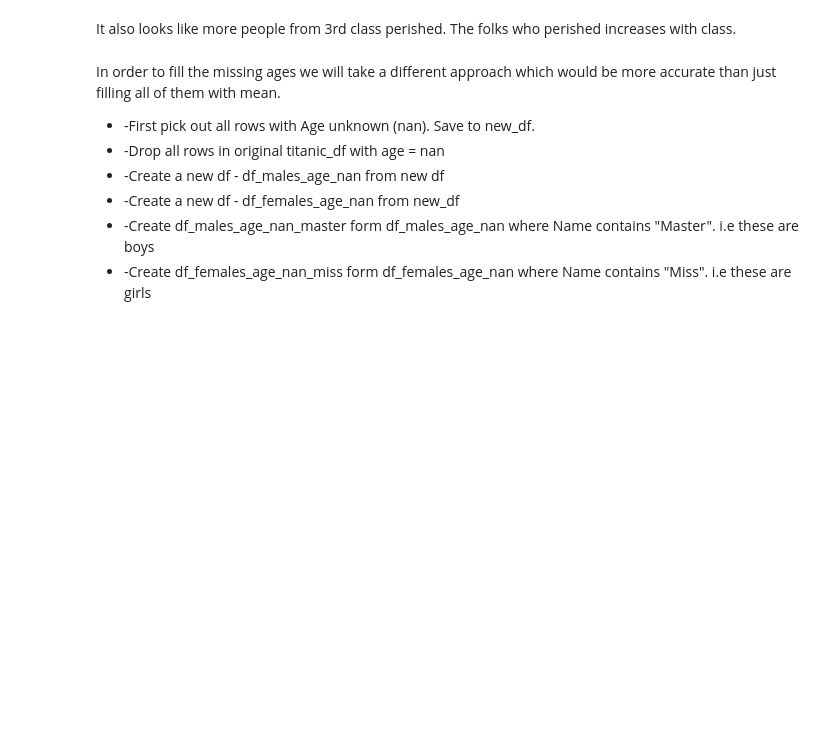
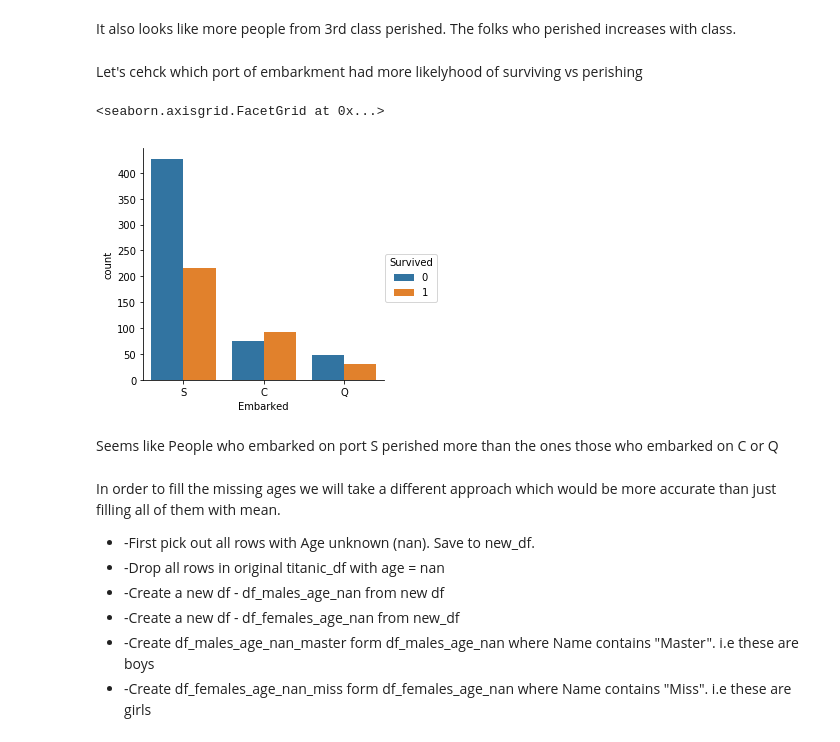
Before and after one commit to skhimsara/Titanic_Survivor_Kaggle_Challenge, a Jupyter notebook: Titanic_Survivor_Prediction_Challenge.ipynb, the cells around one changed output. Cells and saved outputs as stored; diff of their text form; code cells hidden in the pictures; blank space fills up the shorter version.

```diff
--- a/Titanic_Survivor_Prediction_Challenge.ipynb
+++ b/Titanic_Survivor_Prediction_Challenge.ipynb
@@ -94,6 +94,15 @@ sns.factorplot('Survived',data=titanic_df,kind='count',hue='Pclass')
 [figure]
 # %% [markdown]
 It also looks like more people from 3rd class perished. The folks who perished increases with class.
+# %% [markdown]
+Let's cehck which port of embarkment had more likelyhood of surviving vs perishing
+# %%
+sns.factorplot("Embarked", data=titanic_df, kind='count',hue="Survived")
+# %% [output]
+<seaborn.axisgrid.FacetGrid at 0x...>
+[figure, added]
+# %% [markdown]
+Seems like People who embarked on port S perished more than the ones those who embarked on C or Q
 # %% [markdown]
 In order to fill the missing ages we will take a different approach which would be more accurate than just filling all of them with mean.
 <ul>
```
